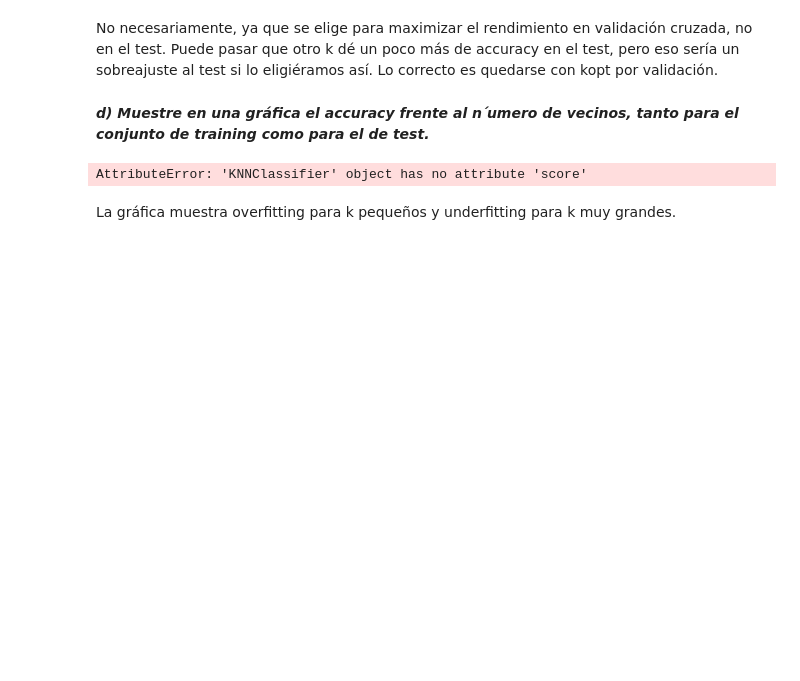
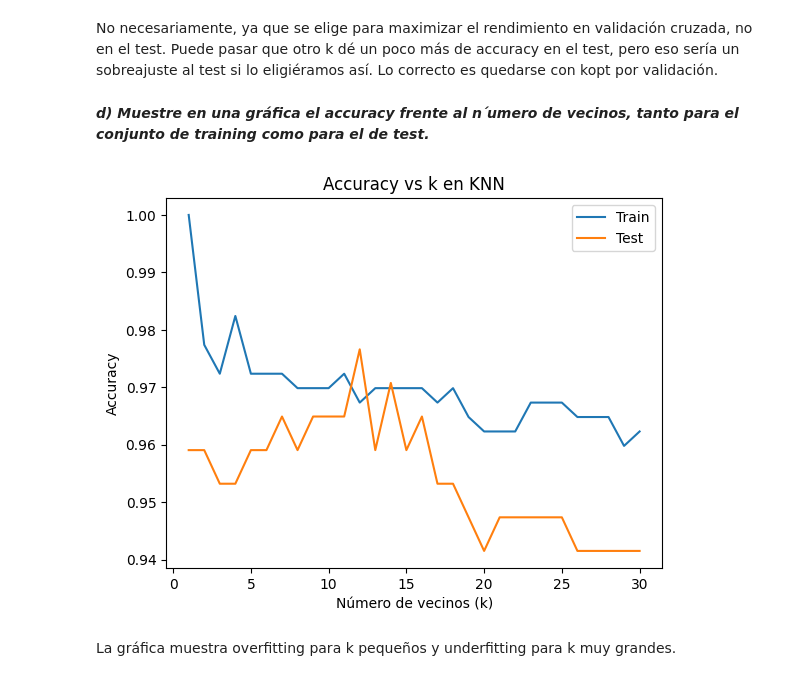
Before and after one commit to carmenreine/P1-APAUT-II, a Jupyter notebook: soluciones_practica_1.ipynb, the cells around one changed output. Saved outputs shown, nothing was run; the diff lists cells and outputs as text; code cells hidden in the pictures; blank space fills up the shorter version.

```diff
--- a/soluciones_practica_1.ipynb
+++ b/soluciones_practica_1.ipynb
@@ -75,6 +76,6 @@ Hecho.
 # %% [markdown]
 ***e) Utilice la clase anterior para predecir las etiquetas de los datos de test, con un número de vecinos k, fijo pero arbitrario.***
 # %%
-knn = KNNClassifier(k=5)
+knn = KNNClassifier.KNNClassifier(k=5)
 knn.fit(X_train, y_train)
 y_pred = knn.predict(X_test)
@@ -136,16 +139,18 @@ En conclusión, el método ponderado por distancias suele considerarse una mejor
 # %% [markdown]
 ***a) Encuentre, utilizando validación cruzada, el número de vecinos óptimos, kopt.***
 # %%
-import warnings
-warnings.filterwarnings("ignore", category=FutureWarning, module="sklearn.pipeline")
+# Definir el clasificador base
+knn = KNeighborsClassifier()
 
-pipe=Pipeline([('scaler', StandardScaler()), ('knn', KNNClassifier())])
+# Valores de k a probar
+param_grid = {'n_neighbors': list(range(1, 31))}
 
-param_grid = {'knn__k': list(range(1, 21))}
+# Validación cruzada estratificada
 cv = StratifiedKFold(n_splits=5, shuffle=True, random_state=42)
 
-grid = GridSearchCV(pipe, param_grid, cv=cv, scoring='accuracy')
+grid = GridSearchCV(knn, param_grid, cv=cv, scoring='accuracy')
 grid.fit(X_train, y_train)
 
-print("k óptimo:", grid.best_params_['knn__k'])
+k_opt = grid.best_params_['n_neighbors']
+print("k óptimo:", k_opt)
 # %% [output]
@@ -153,10 +160,8 @@ k óptimo: 6
 # %% [markdown]
 ***b) Dé la métrica de accuracy sobre el conjunto de test del clasificador KNN usando el valor kopt obtenido.***
 # %%
-best_knn = KNNClassifier(k=6)
-
+best_knn = KNeighborsClassifier(n_neighbors=k_opt)
 best_knn.fit(X_train, y_train)
 test_acc = best_knn.score(X_test, y_test)
-
 print("Accuracy en test:", test_acc)
 # %% [output]
@@ -168,24 +175,24 @@ No necesariamente, ya que se elige para maximizar el rendimiento en validación
 # %% [markdown]
 ***d) Muestre en una gráfica el accuracy frente al n ́umero de vecinos, tanto para el conjunto de training como para el de test.***
 # %%
-k_values = range(1, 21)
+k_values = range(1, 31)
 acc_train, acc_test = [], []
 
-for ks in k_values:
-    knn = KNNClassifier(k=ks)
+for k in k_values:
+    knn = KNeighborsClassifier(n_neighbors=k)
     knn.fit(X_train, y_train)
     acc_train.append(knn.score(X_train, y_train))
     acc_test.append(knn.score(X_test, y_test))
 
 plt.plot(k_values, acc_train, label="Train")
 plt.plot(k_values, acc_test, label="Test")
 plt.xlabel("Número de vecinos (k)")
 plt.ylabel("Accuracy")
 plt.title("Accuracy vs k en KNN")
 plt.legend()
 plt.show()
 # %% [output]
-AttributeError: 'KNNClassifier' object has no attribute 'score'
+[figure, added]
 # %% [markdown]
 La gráfica muestra overfitting para k pequeños y underfitting para k muy grandes.
 # %% [markdown]
```
Also changed, not shown: parts of 15 cells of this notebook.
